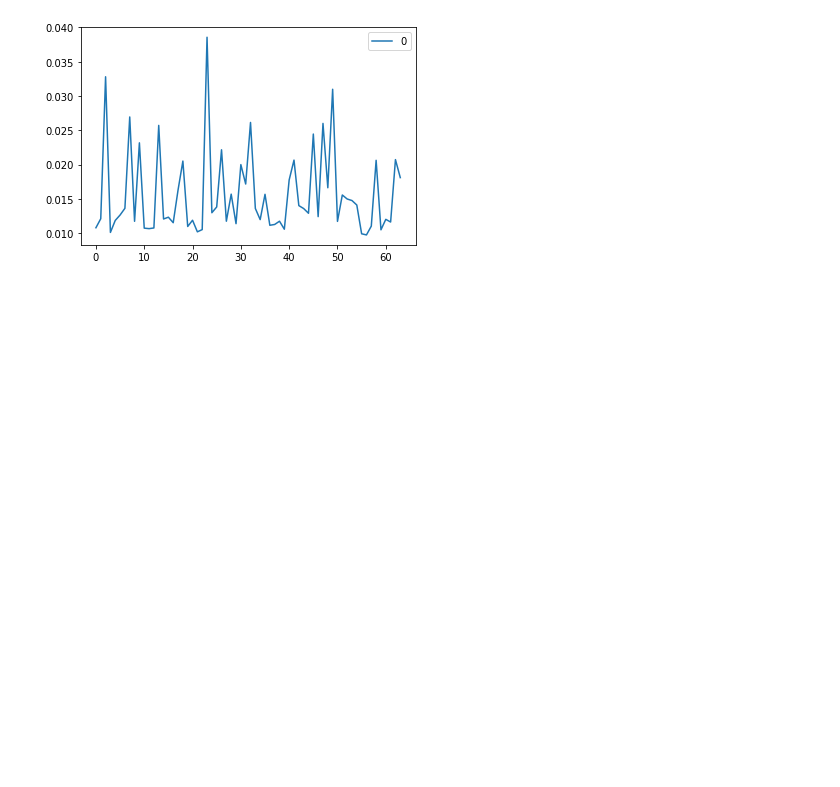
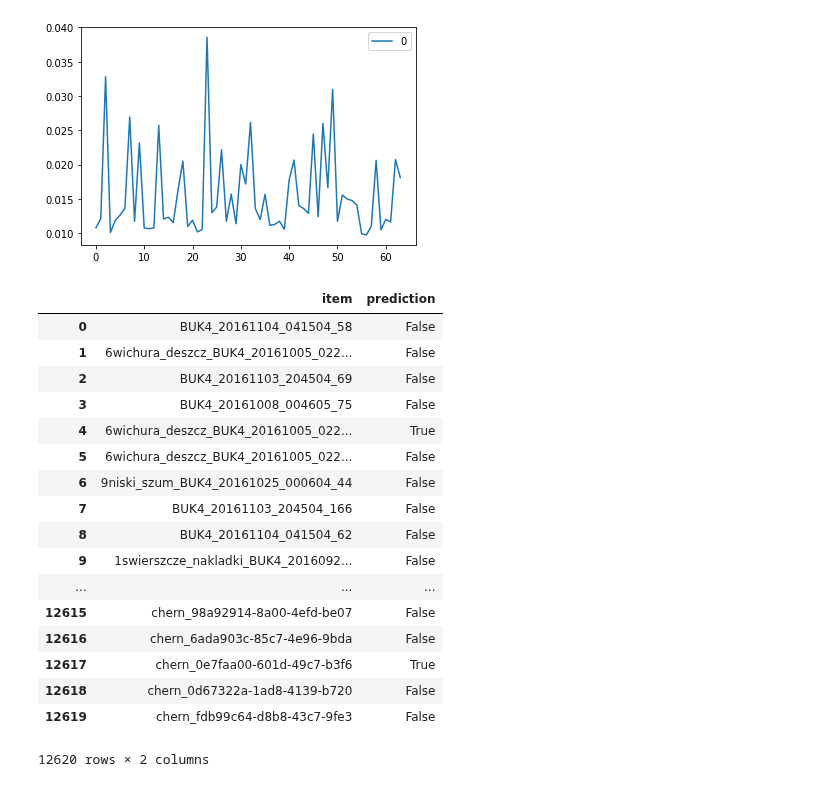
Before and after one commit to jonnor/datascience-master, a Jupyter notebook: dcase2018/Baseline.ipynb, the cells around one changed output. Saved outputs shown, nothing was run; the diff lists cells and outputs as text; code cells hidden in the pictures; blank space fills up the shorter version.

Commit message:
dcase2018: Code for making competition prediction file

```diff
--- a/dcase2018/Baseline.ipynb
+++ b/dcase2018/Baseline.ipynb
@@ -21,27 +21,32 @@ import tarfile
 import re
 import io
 
-def load_dataset(featurespath, labelpath, datadir='data/'):
+def load_dataset(featurespath, labelpath=None, datadir='data/'):
     features = pandas.read_csv(datadir+featurespath)
     #regex = re.compile(r'wav\/(.*).wav')
     #itemid = features.filename.astype('str').str.replace(pat=regex, repl=lambda m: m.group(1), regex=True)
     itemid = features.filename.str.replace('.wav', '', regex=False).str.replace('wav/', '')
+    itemid = itemid.str.replace('PolandNFC_test_', '')
     features.index = itemid
 
     data = features.copy()
 
-    labels = pandas.read_csv(datadir+labelpath, index_col='itemid')
-    labels.index = labels.index.astype('str')
-    data['hasbird'] = labels.hasbird.astype('bool')
+    if labelpath:
+        labels = pandas.read_csv(datadir+labelpath, index_col='itemid')
+        labels.index = labels.index.astype('str')
+        data['hasbird'] = labels.hasbird.astype('bool')
 
     return data
 # %%
 train_ff1010 = load_dataset('ff1010bird_wav.melmax.csv', 'ff1010bird.labels.csv')
 train_warblr = load_dataset('warblrb10k_public_wav.melmax.csv', 'warblrb10k.labels.csv')
-#predict_poland = load_dataset('PolandNFC_test_wav.melmax.csv')
-#predict_warblr = load_dataset('wabrlrb10k_test_wav.melmax.csv')
-#predict_chern = load_dataset('chern_wav.melmax.csv')
+predict_poland = load_dataset('PolandNFC_test_wav.melmax.csv')
+predict_warblr = load_dataset('wabrlrb10k_test_wav.melmax.csv')
+predict_chern = load_dataset('chern_wav.melmax.csv')
+
+compete = pandas.concat([predict_poland, predict_warblr, predict_chern])
 
 dataset = pandas.concat([train_ff1010, train_warblr])
-dataset.shape
+print('training', dataset.shape)
+print('competition', compete.shape)
 # %% [output]
@@ -114,3 +120,29 @@ pandas.DataFrame(rf.steps[1][1].feature_importances_).plot()
 # %% [output]
 <matplotlib.axes._subplots.AxesSubplot at 0x...>
 [figure]
+# %%
+X_compete = compete[feature_columns]
+df = pandas.DataFrame({
+    'item': X_compete.index,
+    'prediction': rf.predict(X_compete),
+})
+df
+# %% [output]
+|  | item | prediction |
+| 0 | BUK4_20161104_041504_58 | False |
+| 1 | 6wichura_deszcz_BUK4_20161005_022... | False |
+| 2 | BUK4_20161103_204504_69 | False |
+| 3 | BUK4_20161008_004605_75 | False |
+| 4 | 6wichura_deszcz_BUK4_20161005_022... | True |
+| 5 | 6wichura_deszcz_BUK4_20161005_022... | False |
+| 6 | 9niski_szum_BUK4_20161025_000604_44 | False |
+| 7 | BUK4_20161103_204504_166 | False |
+| 8 | BUK4_20161104_041504_62 | False |
+| 9 | 1swierszcze_nakladki_BUK4_2016092... | False |
+| ... | ... | ... |
+| 12615 | chern_98a92914-8a00-4efd-be07 | False |
+| 12616 | chern_6ada903c-85c7-4e96-9bda | False |
+| 12617 | chern_0e7faa00-601d-49c7-b3f6 | True |
+| 12618 | chern_0d67322a-1ad8-4139-b720 | False |
+| 12619 | chern_fdb99c64-d8b8-43c7-9fe3 | False |
+12620 rows × 2 columns
```
Also changed, not shown: parts of 1 cell of this notebook, 1 other file.
